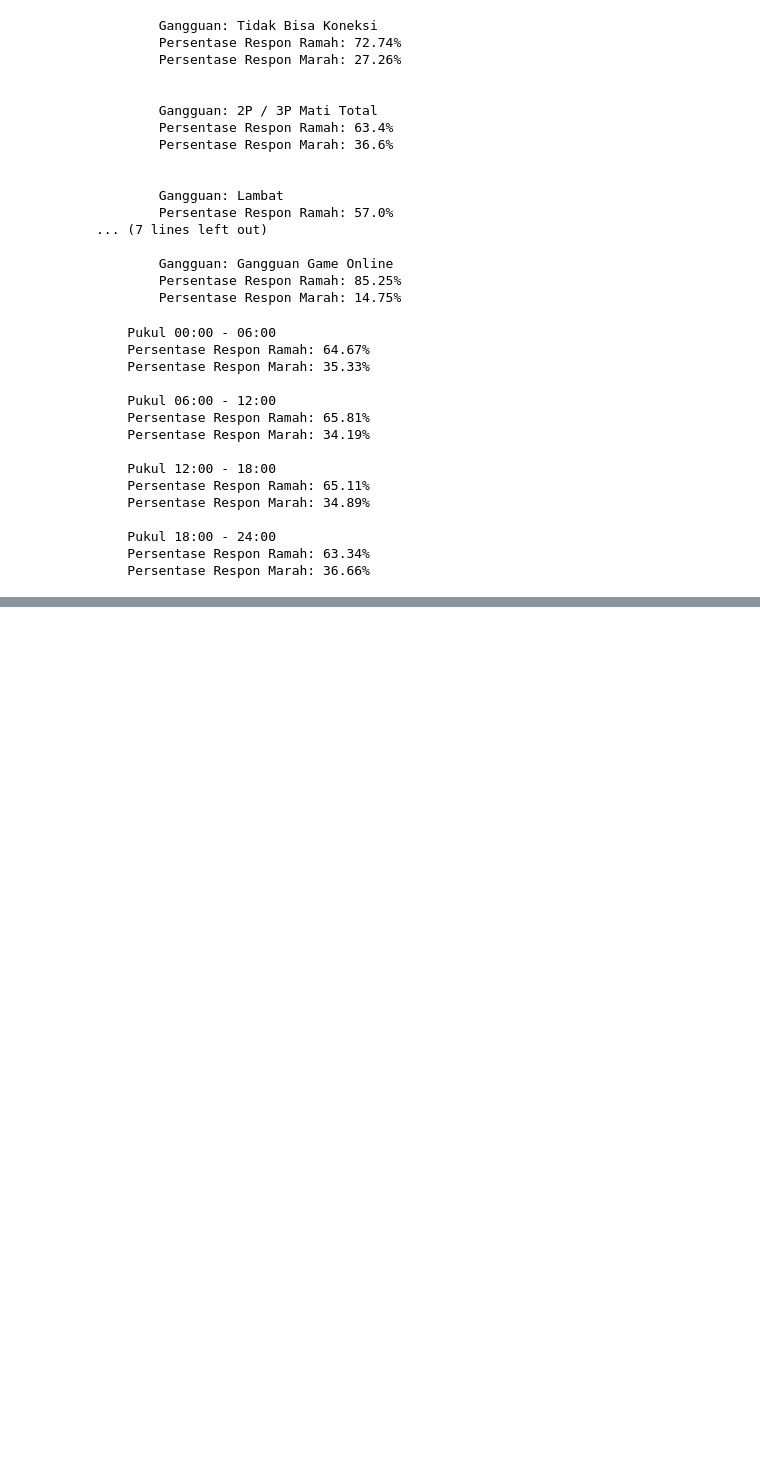
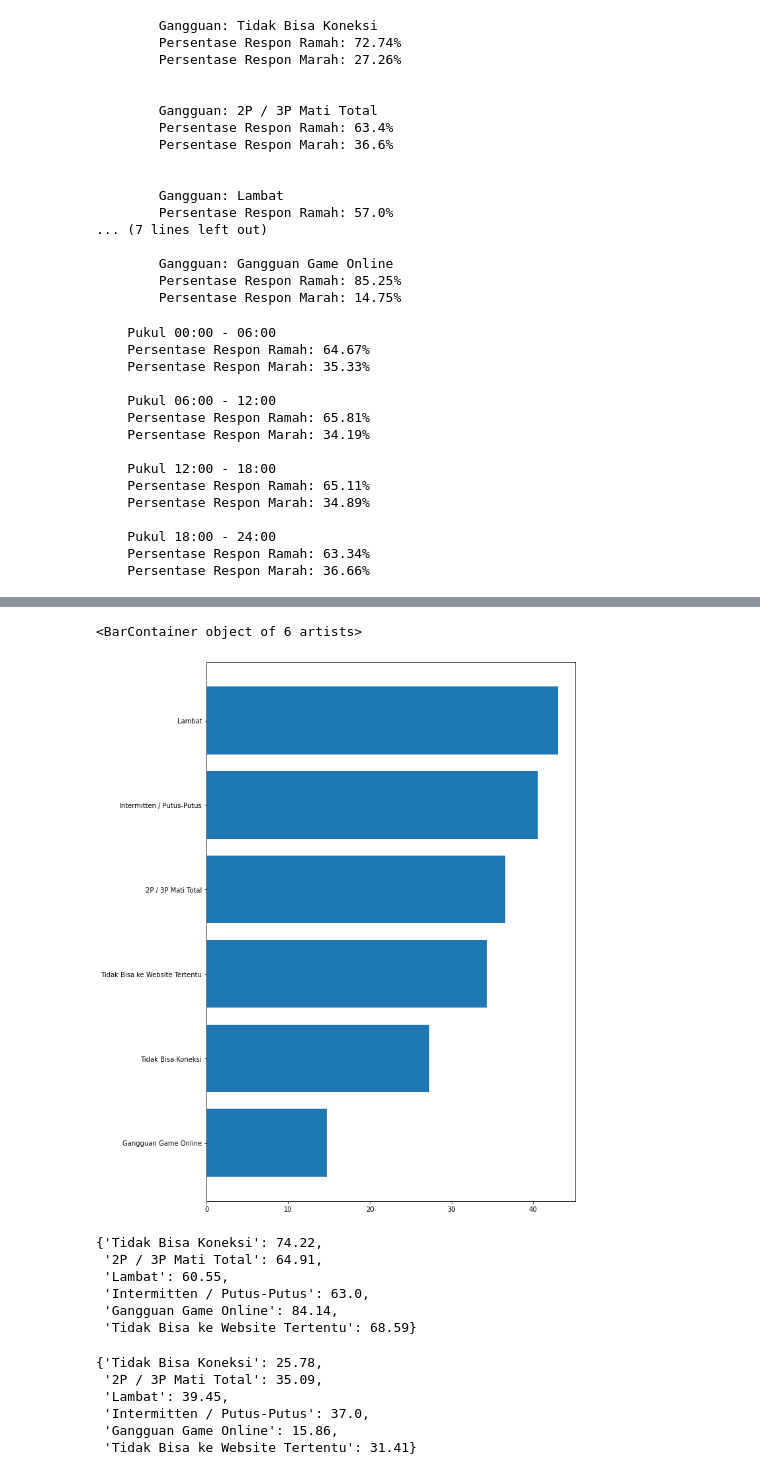
Before and after one commit to jafar-shodiq/complete-proj, a Jupyter notebook: 2021/07/internship-telkom-data-scientist/ticket/notebook02.ipynb, the cells around one changed output, grey strips where cells are left out. Drawn from its saved outputs; the diff is of its cells as text; code cells hidden in the pictures; blank space fills up the shorter version.

```diff
--- a/2021/07/internship-telkom-data-scientist/ticket/notebook02.ipynb
+++ b/2021/07/internship-telkom-data-scientist/ticket/notebook02.ipynb
@@ -1552,0 +1626,12 @@ for i in generator:
+# %%
+ramah_dict = {}
+marah_dict = {}
+
+for gangguan in df['gangguan_v2'].value_counts().head(6).index:
+    ramah_perc = round(df['emosi'][df['gangguan_v2'] == gangguan].value_counts(normalize=True) * 100, 2).to_dict()['Ramah']
+    if ramah_perc not in ramah_dict:
+        ramah_dict[gangguan] = ramah_perc
+
+    marah_perc = round(df['emosi'][df['gangguan_v2'] == gangguan].value_counts(normalize=True) * 100, 2).to_dict()['Marah']
+    if marah_perc not in marah_dict:
+        marah_dict[gangguan] = marah_perc
@@ -1552,0 +1656,7 @@ for i in generator:
+# %%
+df2 = df[(df['gangguan_v2'] == 'Tidak Bisa Koneksi') |
+         (df['gangguan_v2'] == '2P / 3P Mati Total') |
+         (df['gangguan_v2'] == 'Lambat') |
+         (df['gangguan_v2'] == 'Intermitten / Putus-Putus') |
+         (df['gangguan_v2'] == 'Gangguan Game Online') |
+         (df['gangguan_v2'] == 'Tidak Bisa ke Website Tertentu')]
@@ -1552,0 +1689,12 @@ for i in generator:
+# %%
+ramah_dict = {}
+marah_dict = {}
+
+for gangguan in df2['gangguan_v2'].value_counts().index:
+    ramah_perc = round(df2['emosi'][df2['gangguan_v2'] == gangguan].value_counts(normalize=True) * 100, 2).to_dict()['Ramah']
+    if ramah_perc not in ramah_dict:
+        ramah_dict[gangguan] = ramah_perc
+
+    marah_perc = round(df2['emosi'][df2['gangguan_v2'] == gangguan].value_counts(normalize=True) * 100, 2).to_dict()['Marah']
+    if marah_perc not in marah_dict:
+        marah_dict[gangguan] = marah_perc
@@ -1552,0 +1719,4 @@ for i in generator:
+# %%
+plot = pd.DataFrame(list(marah_dict.items()), columns = ['gangguan', 'marah_perc'])
+plot = plot.sort_values(by='marah_perc', ascending=True)
+plot
@@ -1552,0 +1731,6 @@ for i in generator:
+# %%
+plt.figure(figsize=(10, 15))
+plt.barh(plot['gangguan'], plot['marah_perc'])
+# %% [output]
+<BarContainer object of 6 artists>
+[figure, added]
@@ -1552,0 +1749,18 @@ for i in generator:
+# %%
+ramah_dict1
+# %% [output]
+{'Tidak Bisa Koneksi': 74.22,
+ '2P / 3P Mati Total': 64.91,
+ 'Lambat': 60.55,
+ 'Intermitten / Putus-Putus': 63.0,
+ 'Gangguan Game Online': 84.14,
+ 'Tidak Bisa ke Website Tertentu': 68.59}
+# %%
+marah_dict1
+# %% [output]
+{'Tidak Bisa Koneksi': 25.78,
+ '2P / 3P Mati Total': 35.09,
+ 'Lambat': 39.45,
+ 'Intermitten / Putus-Putus': 37.0,
+ 'Gangguan Game Online': 15.86,
+ 'Tidak Bisa ke Website Tertentu': 31.41}
```
Also changed, not shown: parts of 44 cells of this notebook, 10 other files.
